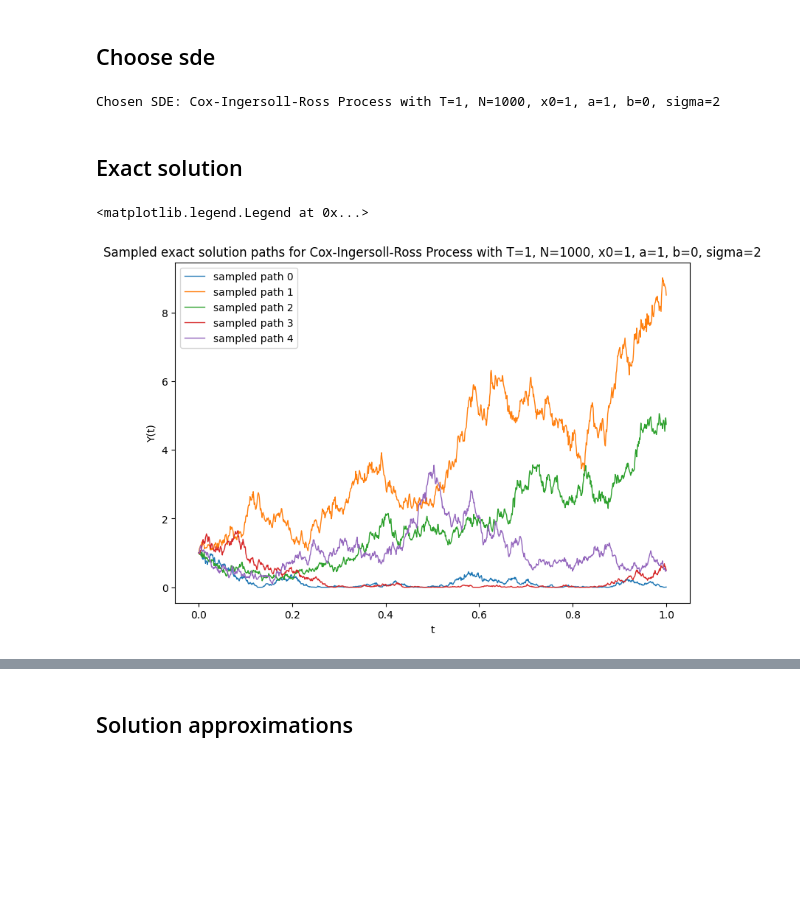
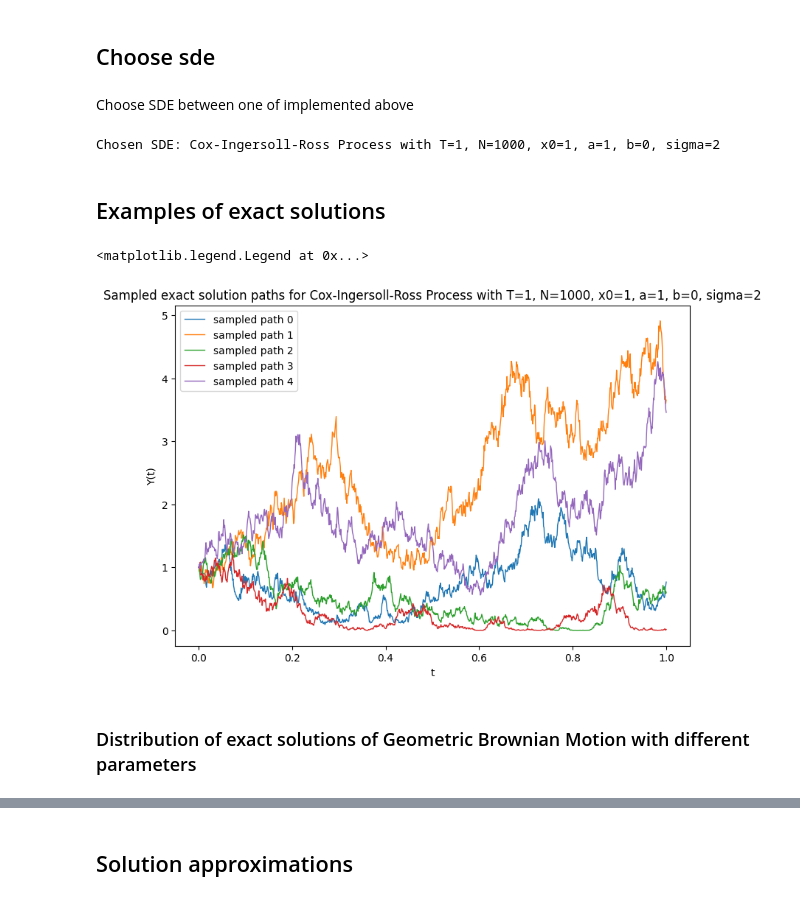
Before and after one commit to Sleepon1805/SDE_Simulation, a Jupyter notebook: sde_simulation.ipynb, the cells around one changed output, grey strips where cells are left out. Saved outputs shown, nothing was run; the diff lists cells and outputs as text; code cells hidden in the pictures; blank space fills up the shorter version.

```diff
--- a/sde_simulation.ipynb
+++ b/sde_simulation.ipynb
@@ -28,17 +27,41 @@ class SDE(ABC):
 
     @abstractmethod
     def drift(self, X_t, t):
+        """
+        Abstract method for drift coefficient
+        :param X_t: float: current value of the process
+        :param t: float: current time
+        :return: float: drift coefficient
+        """
         pass
 
     @abstractmethod
     def diffusion(self, X_t, t):
+        """
+        Abstract method for diffusion coefficient
+        :param X_t: float: current value of the process
+        :param t: float: current time
+        :return: float: diffusion coefficient
+        """
         pass
 
     @abstractmethod
     def exact_solutions(self, num_simulations=1, seed=None):
+        """
+        Sample exact solution paths of the SDE
+        :param num_simulations: int: number of sampled paths
+        :param seed: int: seed to get control over sampled BB
+        :return: np.ndarray: Paths of shape (num_timesteps) if num_simulations=1 or (num_timesteps, num_simulations) otherwise
+        """
         pass
 
     def sample_brownian_motion(self, num_simulations=1, seed=None):
+        """
+        Sample random Brownian Motion with given time discretization
+        :param num_simulations: int: number of sampled BBs
+        :param seed: int: seed to get control over sampled BB
+        :return: np.ndarray: BB paths of shape (num_timesteps, num_simulations)
+        """
         if seed is not None:
             np.random.seed(seed)
         dW = np.sqrt(self.dt) * np.random.randn(self.N, num_simulations)
@@ -47,6 +70,12 @@ class SDE(ABC):
         return W
 
     def update_time_discretization(self, num_steps=None, dt=None, ts=None):
+        """
+        Update time discretization of SDE instance. Only one of num_steps, dt or ts must be specified.
+        :param num_steps: int: number of time steps
+        :param dt: float: time step
+        :param ts: np.ndarray: time grid
+        """
         if num_steps is not None:
             self.N = num_steps
             self.dt = self.T / num_steps
@@ -59,11 +88,13 @@ class SDE(ABC):
             self.ts = ts.reshape(-1, 1)
             self.N = len(ts)
             self.dt = ts[1] - ts[0]
-
         else:
             raise ValueError("Either num_steps, dt or ts must be specified")
 
     def __repr__(self):
+        """
+        String representation of SDE instance
+        """
         return f"{type(self).__name__}(time_horizon={self.T}, num_steps={self.N}, x0={self.x0})"
 # %%
 T = 1  # time horizon
@@ -98,7 +129,7 @@ class GeometricBrownianMotion(SDE):
 class OrnsteinUhlenbeck(SDE):
     def __init__(self, time_horizon, num_steps, x0, mu, theta, sigma):
         super().__init__(time_horizon, num_steps, x0)
-        assert theta > 0 and sigma > 0, "Assumptions on SDE parameters are not satisfied"
+        assert sigma > 0, "Assumptions on SDE parameters are not satisfied"  # should theta also be positive here?
         self.mu = mu
         self.theta = theta
         self.sigma = sigma
@@ -174,6 +207,8 @@ class CoxIngersollRoss(SDE):
         return f"Cox-Ingersoll-Ross Process with T={self.T}, N={self.N}, x0={self.x0}, a={self.a}, b={self.b}, sigma={self.sigma}"
 # %% [markdown]
 ## Choose sde
+# %% [markdown]
+Choose SDE between one of implemented above
 # %%
 # sde = GeometricBrownianMotion(time_horizon=T, num_steps=NUM_STEPS, x0=X0, mu=2, sigma=1)
 sde = CoxIngersollRoss(time_horizon=T, num_steps=NUM_STEPS, x0=X0, a=1, b=0, sigma=2)
@@ -183,22 +218,24 @@ print(f'Chosen SDE: {sde}')
 # %% [output]
 Chosen SDE: Cox-Ingersoll-Ross Process with T=1, N=1000, x0=1, a=1, b=0, sigma=2
 # %% [markdown]
-## Exact solution
+## Examples of exact solutions
 # %%
 simulations = 5
-exact_solutions = sde.exact_solutions(simulations)
+exact_solutions = sde.exact_solutions(num_simulations=simulations)
 
 for num in range(simulations):
     exact_solution = exact_solutions[:, num]
     plt.plot(sde.ts, exact_solution, label = "sampled path " + str(num))
 
 plt.title(f'Sampled exact solution paths for {sde}')
 plt.ylabel('Y(t)')
 plt.xlabel('t')
 plt.legend()
 # %% [output]
 <matplotlib.legend.Legend at 0x...>
-[figure, old version]
+[figure, new version]
+# %% [markdown]
+### Distribution of exact solutions of Geometric Brownian Motion with different parameters
 # %%
 fig, axs = plt.subplots(nrows=2, ncols=2, figsize=(12, 8), constrained_layout=True, sharex=True, sharey=True)
 fig.suptitle('Sampled exact solution paths for Geometric Brownian Motion')
```
Also changed, not shown: parts of 13 cells of this notebook.
